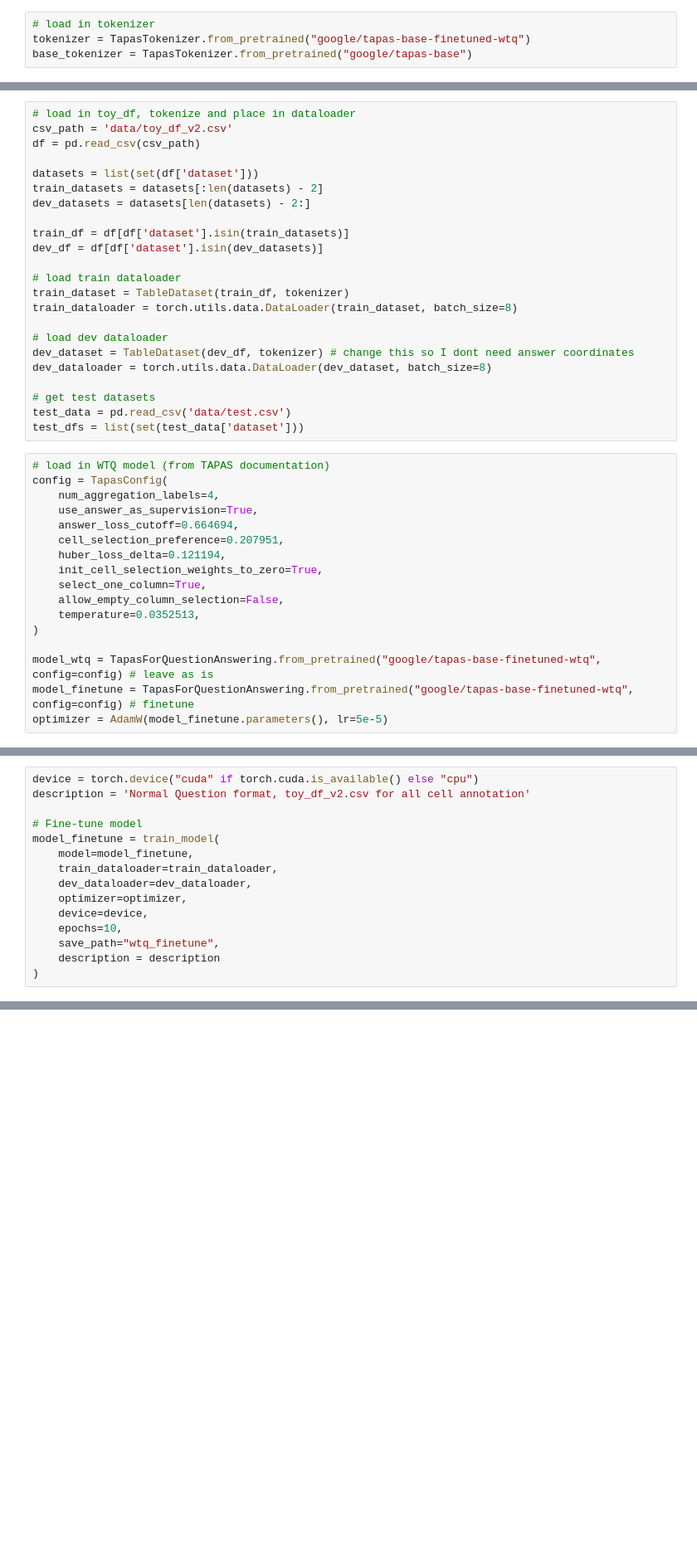
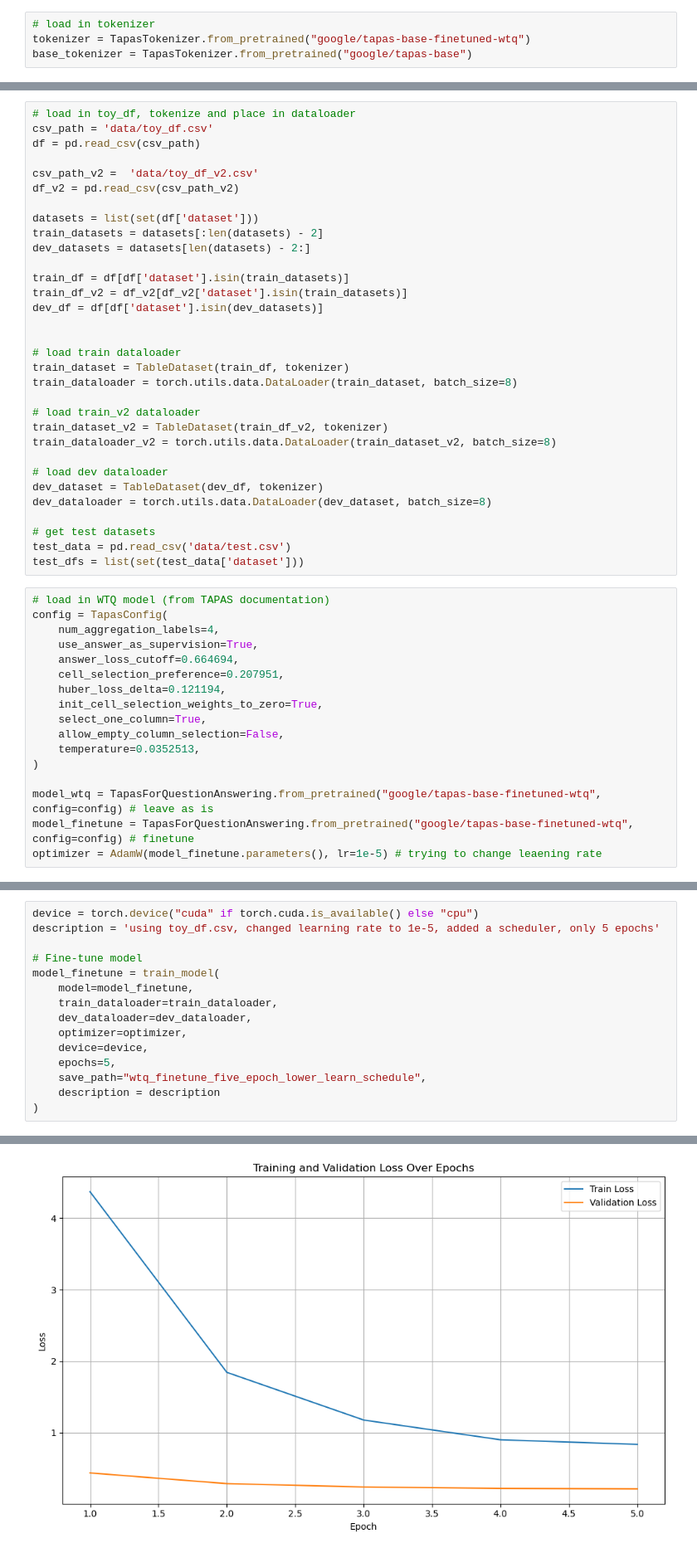
Before and after one commit to clouchheim/Tabular_Data_QA, a Jupyter notebook: toy_train.ipynb, the cells around one changed output, grey strips where cells are left out. Shown at 83% size. Drawn from its saved outputs; the diff is of its cells as text; blank space fills up the shorter version.

```diff
--- a/toy_train.ipynb
+++ b/toy_train.ipynb
@@ -85,22 +85,31 @@ class TableDataset(torch.utils.data.Dataset):
         return data
 # %%
 # load in toy_df, tokenize and place in dataloader
-csv_path = 'data/toy_df_v2.csv'
+csv_path = 'data/toy_df.csv'
 df = pd.read_csv(csv_path)
+
+csv_path_v2 =  'data/toy_df_v2.csv'
+df_v2 = pd.read_csv(csv_path_v2)
 
 datasets = list(set(df['dataset']))
 train_datasets = datasets[:len(datasets) - 2]
 dev_datasets = datasets[len(datasets) - 2:]
 
 train_df = df[df['dataset'].isin(train_datasets)]
+train_df_v2 = df_v2[df_v2['dataset'].isin(train_datasets)]
 dev_df = df[df['dataset'].isin(dev_datasets)]
+
 
 # load train dataloader
 train_dataset = TableDataset(train_df, tokenizer)
 train_dataloader = torch.utils.data.DataLoader(train_dataset, batch_size=8)
 
+# load train_v2 dataloader
+train_dataset_v2 = TableDataset(train_df_v2, tokenizer)
+train_dataloader_v2 = torch.utils.data.DataLoader(train_dataset_v2, batch_size=8)
+
 # load dev dataloader
-dev_dataset = TableDataset(dev_df, tokenizer) # change this so I dont need answer coordinates
+dev_dataset = TableDataset(dev_df, tokenizer)
 dev_dataloader = torch.utils.data.DataLoader(dev_dataset, batch_size=8)
 
 # get test datasets
@@ -122,4 +131,4 @@ config = TapasConfig(
 
 model_wtq = TapasForQuestionAnswering.from_pretrained("google/tapas-base-finetuned-wtq", config=config) # leave as is
 model_finetune = TapasForQuestionAnswering.from_pretrained("google/tapas-base-finetuned-wtq", config=config) # finetune
-optimizer = AdamW(model_finetune.parameters(), lr=5e-5)
+optimizer = AdamW(model_finetune.parameters(), lr=1e-5) # trying to change leaening rate
@@ -233,7 +226,7 @@ def train_model(
     return model
 # %%
 device = torch.device("cuda" if torch.cuda.is_available() else "cpu")
-description = 'Normal Question format, toy_df_v2.csv for all cell annotation'
+description = 'using toy_df.csv, changed learning rate to 1e-5, added a scheduler, only 5 epochs'
 
 # Fine-tune model
 model_finetune = train_model(
@@ -242,8 +235,8 @@ model_finetune = train_model(
     dev_dataloader=dev_dataloader,
     optimizer=optimizer,
     device=device,
-    epochs=10,
-    save_path="wtq_finetune",
+    epochs=5,
+    save_path="wtq_finetune_five_epoch_lower_learn_schedule",
     description = description
 )
 # %% [output]
@@ -268,3 +263,4 @@ Training loss for epoch 6: 5.3138
+[figure, added]
 # %%
 # Inference
 def inference(test_data, test_dfs, model):
```
Also changed, not shown: parts of 15 cells of this notebook, 4 other files.
